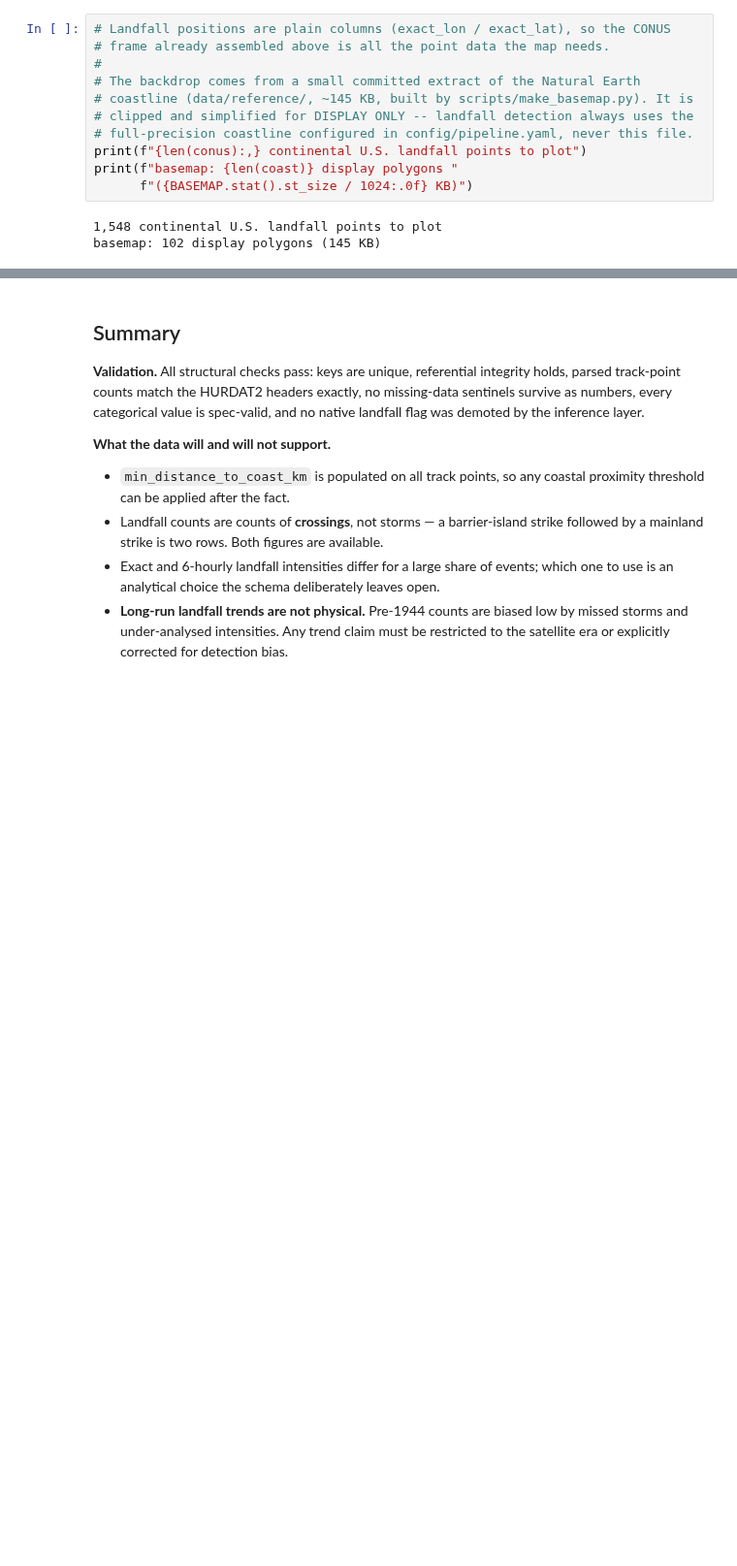
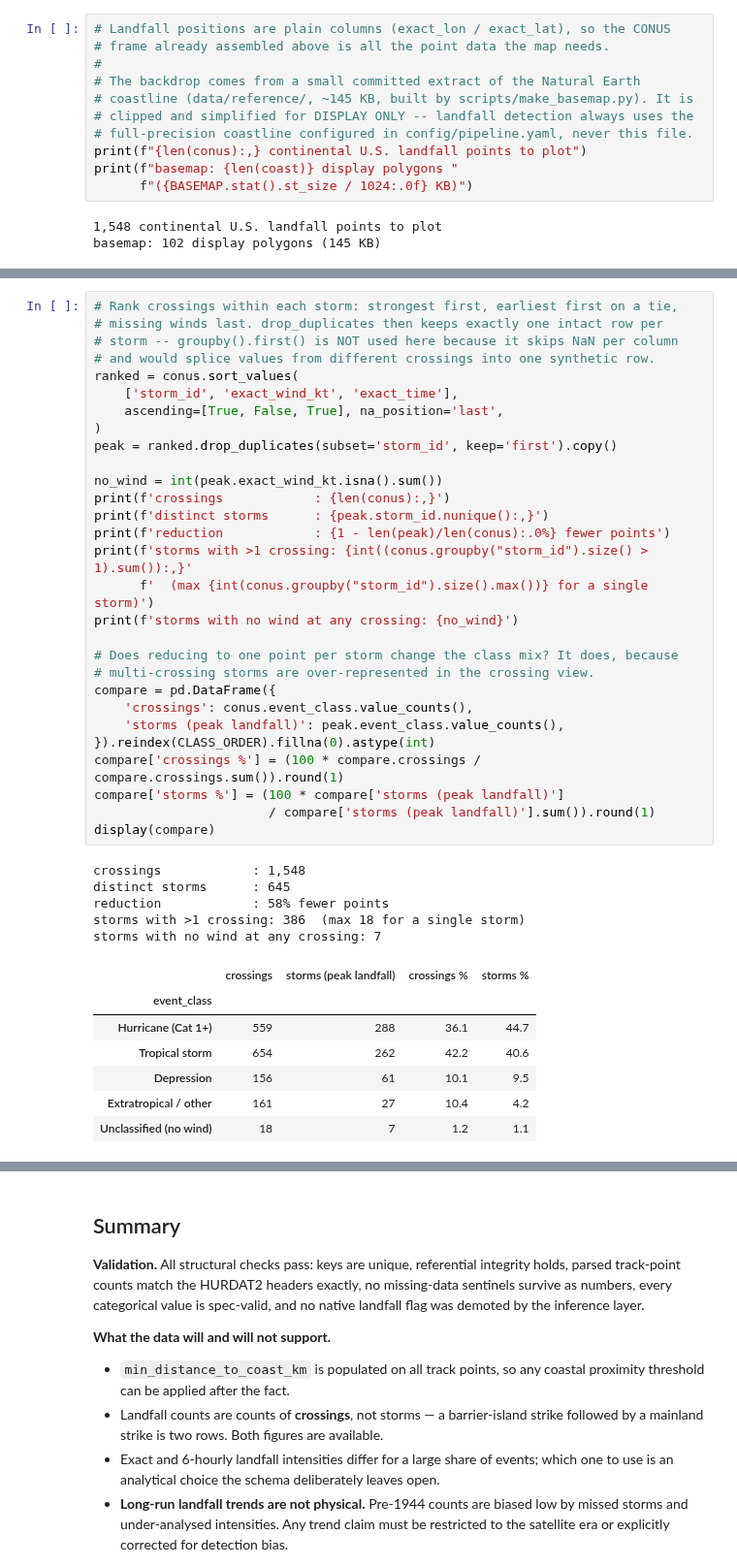
Before and after one commit to rkvaughn/HUTrackDB, a Jupyter notebook: notebooks/eda_validation.ipynb, the cells around one changed output, grey strips where cells are left out. Shown at 97% size. Cells and saved outputs as stored; diff of their text form; blank space fills up the shorter version.

```diff
--- a/notebooks/eda_validation.ipynb
+++ b/notebooks/eda_validation.ipynb
@@ -2107,0 +2134,42 @@ plt.show()
+# %%
+# Rank crossings within each storm: strongest first, earliest first on a tie,
+# missing winds last. drop_duplicates then keeps exactly one intact row per
+# storm -- groupby().first() is NOT used here because it skips NaN per column
+# and would splice values from different crossings into one synthetic row.
+ranked = conus.sort_values(
+    ['storm_id', 'exact_wind_kt', 'exact_time'],
+    ascending=[True, False, True], na_position='last',
+)
+peak = ranked.drop_duplicates(subset='storm_id', keep='first').copy()
+
+no_wind = int(peak.exact_wind_kt.isna().sum())
+print(f'crossings            : {len(conus):,}')
+print(f'distinct storms      : {peak.storm_id.nunique():,}')
+print(f'reduction            : {1 - len(peak)/len(conus):.0%} fewer points')
+print(f'storms with >1 crossing: {int((conus.groupby("storm_id").size() > 1).sum()):,}'
+      f'  (max {int(conus.groupby("storm_id").size().max())} for a single storm)')
+print(f'storms with no wind at any crossing: {no_wind}')
+
+# Does reducing to one point per storm change the class mix? It does, because
+# multi-crossing storms are over-represented in the crossing view.
+compare = pd.DataFrame({
+    'crossings': conus.event_class.value_counts(),
+    'storms (peak landfall)': peak.event_class.value_counts(),
+}).reindex(CLASS_ORDER).fillna(0).astype(int)
+compare['crossings %'] = (100 * compare.crossings / compare.crossings.sum()).round(1)
+compare['storms %'] = (100 * compare['storms (peak landfall)']
+                       / compare['storms (peak landfall)'].sum()).round(1)
+display(compare)
+# %% [output]
+crossings            : 1,548
+distinct storms      : 645
+reduction            : 58% fewer points
+storms with >1 crossing: 386  (max 18 for a single storm)
+storms with no wind at any crossing: 7
+|  | crossings | storms (peak landfall) | crossings % | storms % |
+| event_class |  |  |  |  |
+| Hurricane (Cat 1+) | 559 | 288 | 36.1 | 44.7 |
+| Tropical storm | 654 | 262 | 42.2 | 40.6 |
+| Depression | 156 | 61 | 10.1 | 9.5 |
+| Extratropical / other | 161 | 27 | 10.4 | 4.2 |
+| Unclassified (no wind) | 18 | 7 | 1.2 | 1.1 |
```
Also changed, not shown: parts of 7 cells of this notebook.
